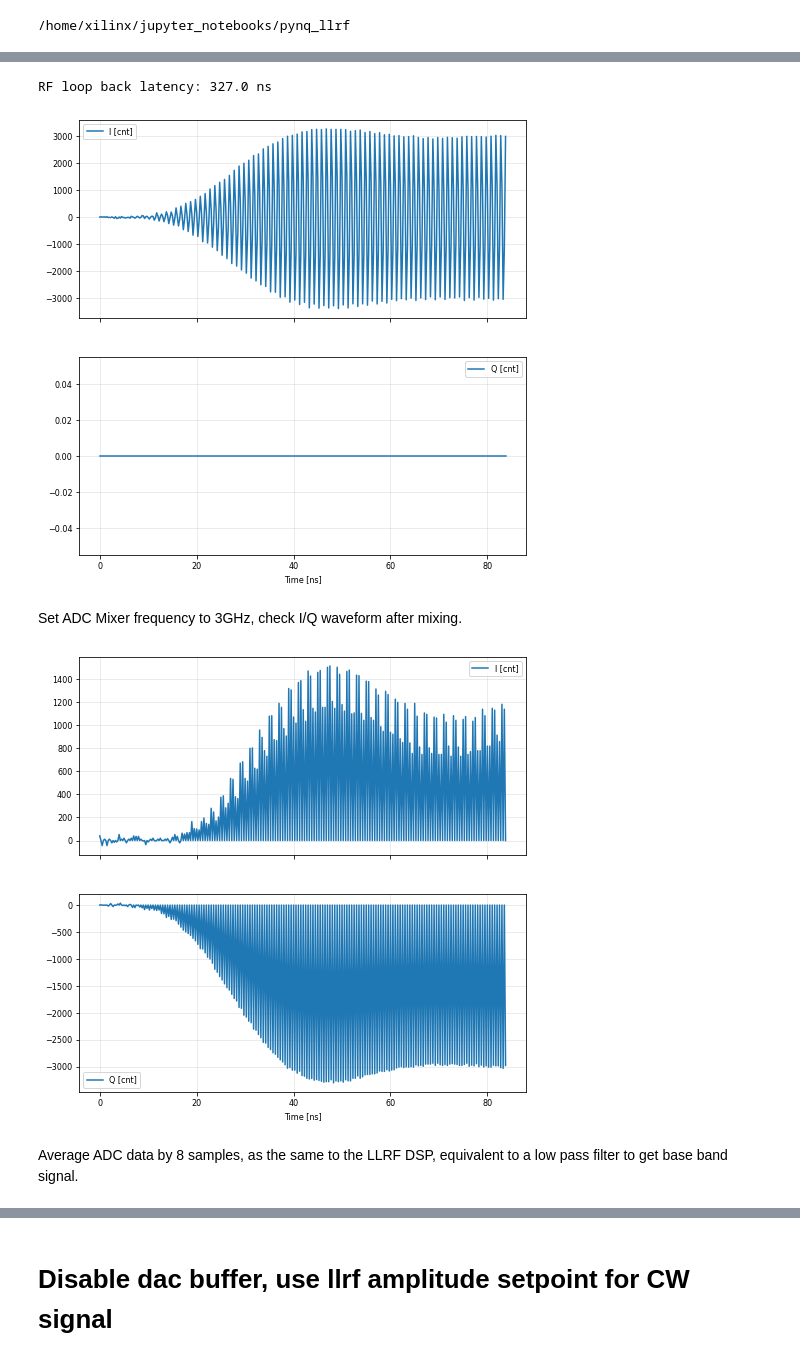
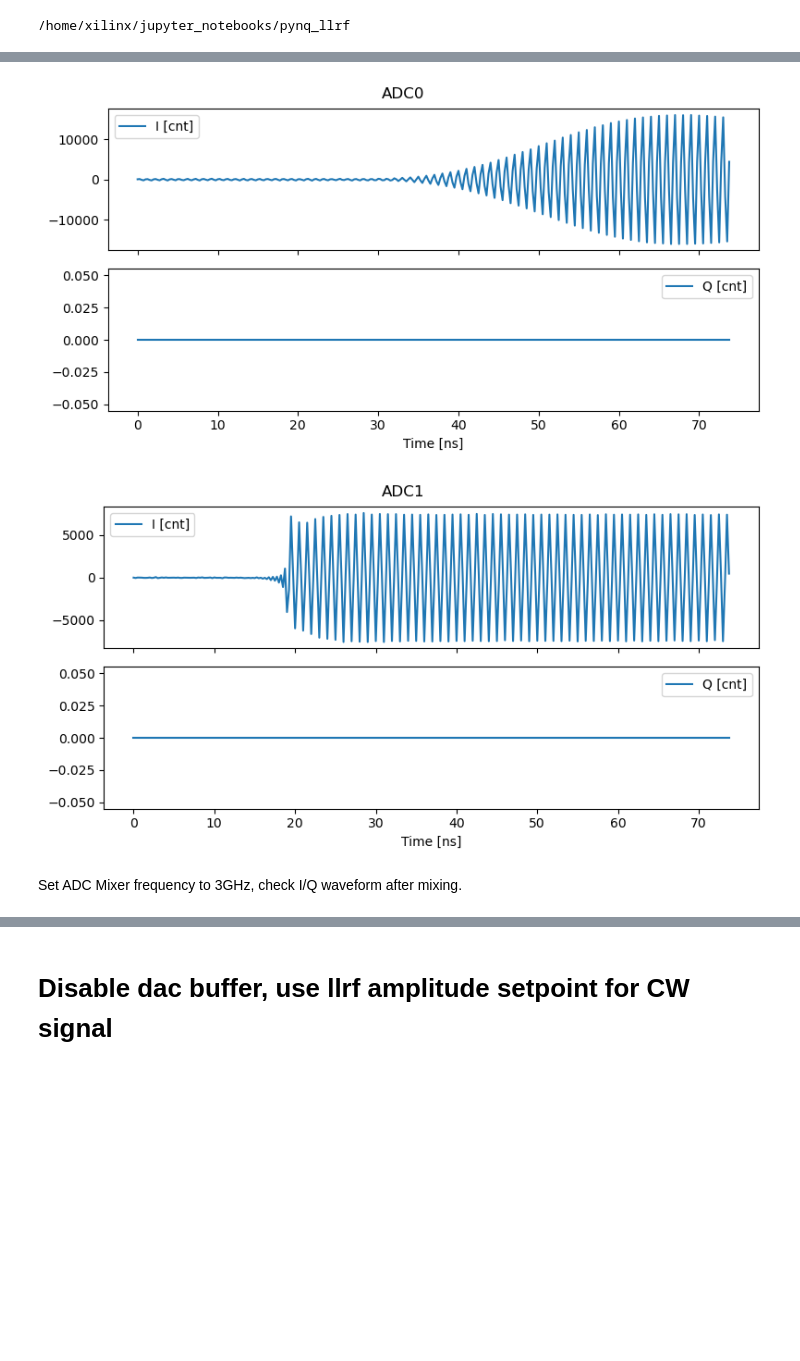
Before and after one commit to BerkeleyLab/LBNL-DSLLRF, a Jupyter notebook: doc/als_llrf_mts_lbl208.ipynb, the cells around one changed output, grey strips where cells are left out. Cells and saved outputs as stored; diff of their text form; code cells hidden in the pictures; blank space fills up the shorter version.

Commit message:
LLRF dev2

```diff
--- a/doc/als_llrf_mts_lbl208.ipynb
+++ b/doc/als_llrf_mts_lbl208.ipynb
@@ -43 +25,3 @@ True
+# %%
+ol = MimoMtsOverlay(config='ALS_LLRF_LBL208')
 # %%
@@ -86,0 +81,4 @@ EVR, 1 Hz
+# %%
+fs = ol.board.adc_sampling_rate
+start = 1180  # start of the signal, measured
+print(f'RF loop back latency: {start/fs * 1e9} ns')
@@ -106,10 +108,2 @@ ol.write_dac_iq_buf(dac_i, dac_q)
-# %%
-from mimo_mts.utils.plot import plot_complex_wfm
-
-fs = ol.board.adc_sampling_rate
-start = 1180 + 128 # start of the signal
-print(f'RF loop back latency: {start/fs * 1e9} ns')
-# %% [output]
-RF loop back latency: 327.0 ns
 # %%
 ol.set_dac_mixer_dco(-3000, nyquist=2)
@@ -118,18 +111,12 @@ ol.set_adc_mixer_dco(0, phase=0)
 # %%
 darray_i, darray_q = ol.capture_adc_iq_buf();
 cdata = darray_i + 1j*darray_q
-plot_complex_wfm(cdata[0, start-80:start+256], fs=fs)
+plot_complex_wfm(cdata[0, start-40:start+256], fs=fs, title='ADC0')
+plot_complex_wfm(cdata[1, start-40:start+256], fs=fs, title='ADC1')
 # %% [output]
-[figure, old version]
+[figure, new version]
+[figure, added]
 # %% [markdown]
 Set ADC Mixer frequency to 3GHz, check I/Q waveform after mixing.
 # %%
 ol.set_adc_mixer_dco(3000, nyquist=2, phase=0)
-# %%
-darray_i, darray_q = ol.capture_adc_iq_buf();
-cdata = darray_i + 1j*darray_q
-plot_complex_wfm(cdata[0, start-80:start+256], fs=fs)
-# %% [output]
-[figure, removed]
-# %% [markdown]
-Average ADC data by 8 samples, as the same to the LLRF DSP, equivalent to a low pass filter to get base band signal.
```
Also changed, not shown: parts of 39 cells of this notebook, 29 other files.
